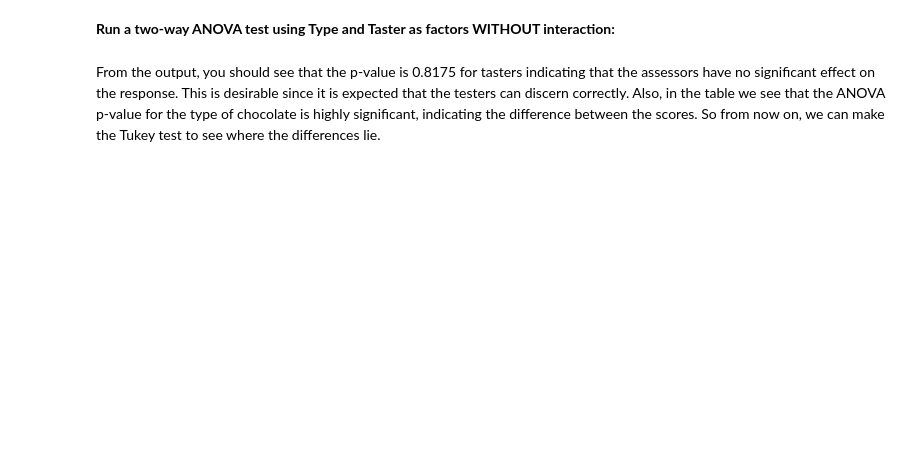
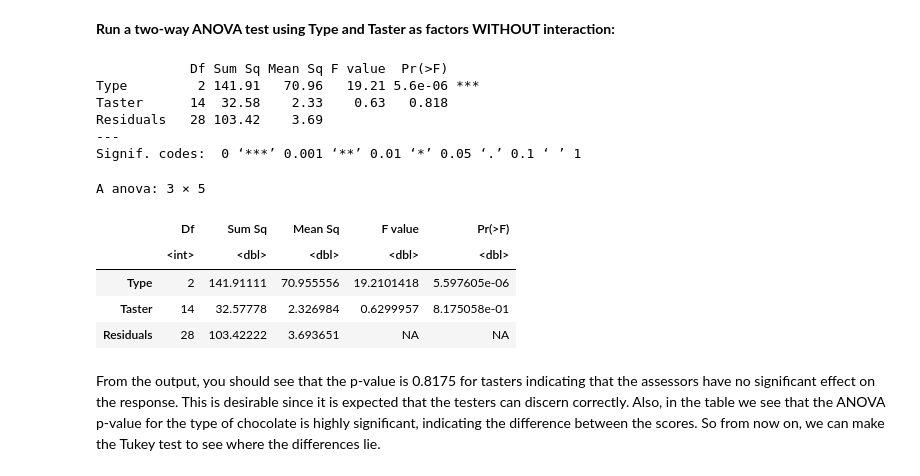
Before and after one commit to SteeltownRiot/DSA, a Jupyter notebook: DSA-7020 Stats for Data Analysis/Module 7 - Variance between Groups/Practices/ANOVA_MANOVA.ipynb, the cells around one changed output. Saved outputs shown, nothing was run; the diff lists cells and outputs as text; code cells hidden in the pictures; blank space fills up the shorter version.

```diff
--- a/DSA-7020 Stats for Data Analysis/Module 7 - Variance between Groups/Practices/ANOVA_MANOVA.ipynb
+++ b/DSA-7020 Stats for Data Analysis/Module 7 - Variance between Groups/Practices/ANOVA_MANOVA.ipynb
@@ -57,9 +119,22 @@ tapply(Taste_test$Taste, Taste_test$Type, mean)
 # %% [markdown]
 **Run a two-way ANOVA test using Type and Taster as factors WITHOUT interaction:**
 # %%
-t.model <- aov(Taste~<your code here>)
+t.model <- aov(Taste ~ Type + Taster, data = Taste_test)
 summary(t.model)
 anova(t.model)
+# %% [output]
+            Df Sum Sq Mean Sq F value  Pr(>F)
+Type         2 141.91   70.96   19.21 5.6e-06 ***
+Taster      14  32.58    2.33    0.63   0.818
+Residuals   28 103.42    3.69
+---
+Signif. codes:  0 ‘***’ 0.001 ‘**’ 0.01 ‘*’ 0.05 ‘.’ 0.1 ‘ ’ 1
+A anova: 3 × 5
+|  | Df | Sum Sq | Mean Sq | F value | Pr(>F) |
+|  | <int> | <dbl> | <dbl> | <dbl> | <dbl> |
+| Type | 2 | 141.91111 | 70.955556 | 19.2101418 | 5.597605e-06 |
+| Taster | 14 | 32.57778 | 2.326984 | 0.6299957 | 8.175058e-01 |
+| Residuals | 28 | 103.42222 | 3.693651 | NA | NA |
 # %% [markdown]
 From the output, you should see that the p-value is 0.8175 for tasters indicating that the assessors have no significant effect on the response. This is desirable since it is expected that the testers can discern correctly. Also, in the table we see that the ANOVA p-value for the type of chocolate is highly significant, indicating the difference between the scores. So from now on, we can make the Tukey test to see where the differences lie.
 # %%
```
Also changed, not shown: parts of 17 cells of this notebook.
